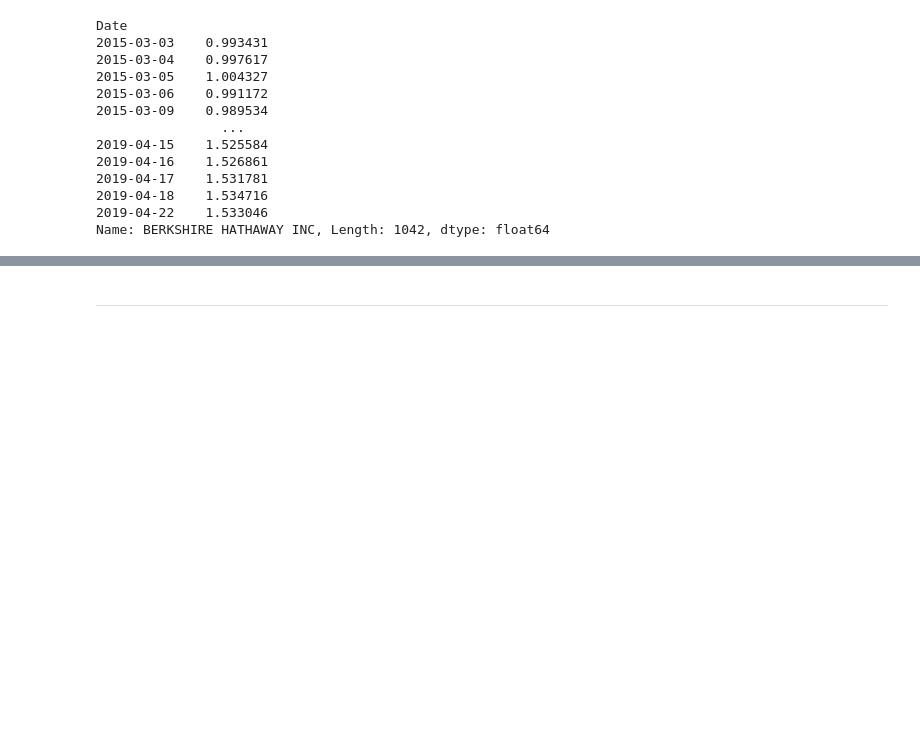
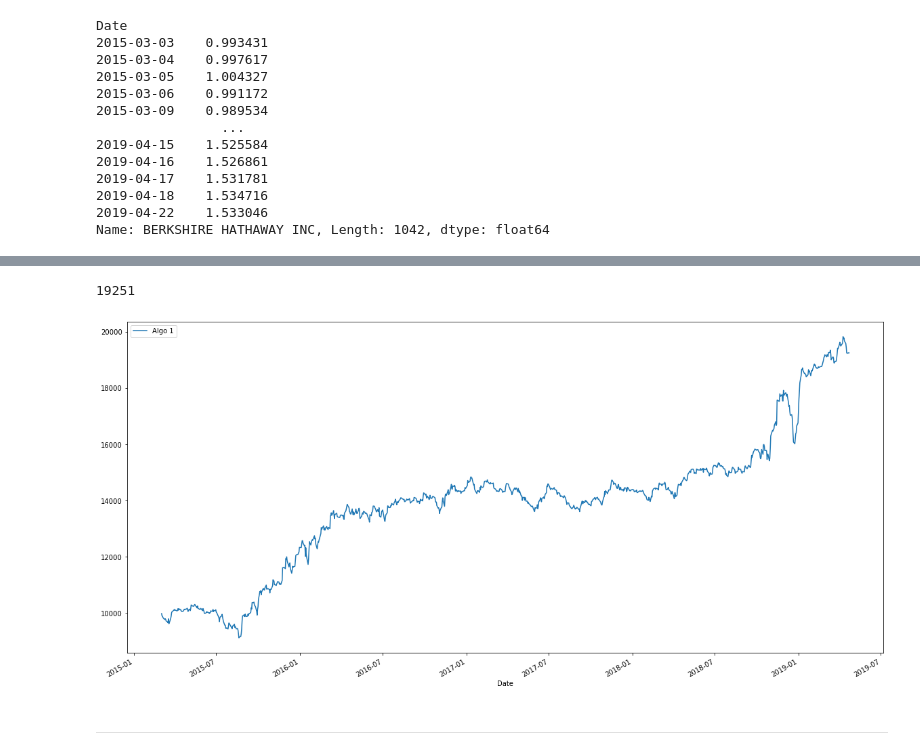
Before and after one commit to jordan-gilmartin/pandas-portfolio-analysis, a Jupyter notebook: whale_analysis.ipynb, the cells around one changed output, grey strips where cells are left out. Cells and saved outputs as stored; diff of their text form; code cells hidden in the pictures; blank space fills up the shorter version.

```diff
--- a/whale_analysis.ipynb
+++ b/whale_analysis.ipynb
@@ -515,0 +520,4 @@ plt.savefig("Images/TigerCumulativeReturns.png")
+# %%
+# Grabbing Algo 1 Daily Returns
+Algo1 = combined_df['Algo 1']
+Algo1
@@ -515,0 +538,4 @@ plt.savefig("Images/TigerCumulativeReturns.png")
+# %%
+# Running cumprod (cumulative product) function over BRK Daily Returns to calculate overall gain / loss
+Algo1_cumprod = (1 + Algo1).cumprod()
+Algo1_cumprod
@@ -516,3 +556,17 @@ plt.savefig("Images/TigerCumulativeReturns.png")
+# %%
+# Running cumulative return against initial investment to obtain current market value of investment
+initial_investment = 10000
+Algo1_profit = initial_investment * Algo1_cumprod
+Algo1_ending_balance = Algo1_profit.iloc[-1]
+Algo1_ending_balance.round().astype(int)
+# %% [output]
+19251
+# %%
+# Plot performance and save to Images
+Algo1_profit.plot(figsize=(20,10), legend=True);
+plt.savefig("Images/Algo1CumulativeReturns.png")
+# %% [output]
+[figure, added]
 # %% [markdown]
 ---
 # %% [markdown]
```
Also changed, not shown: parts of 4 cells of this notebook, 1 other file.
